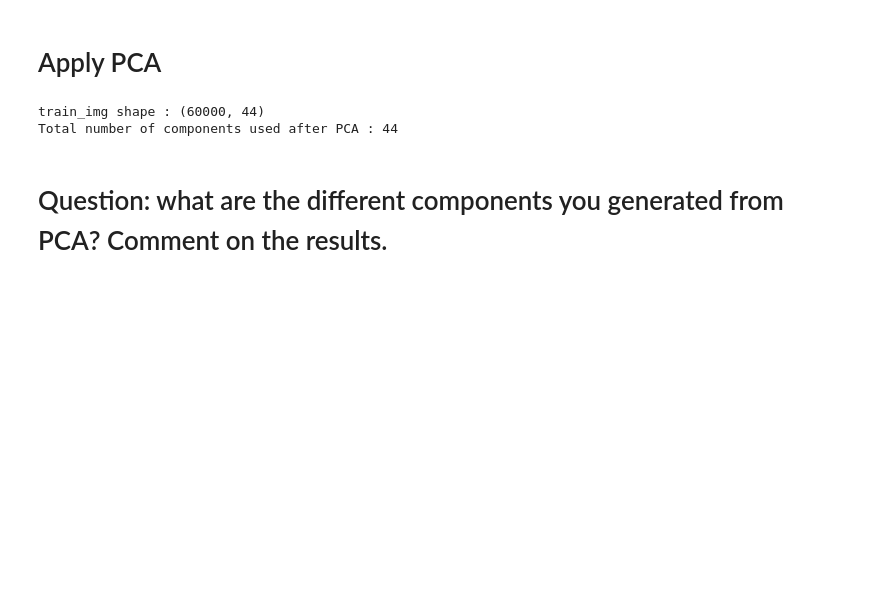
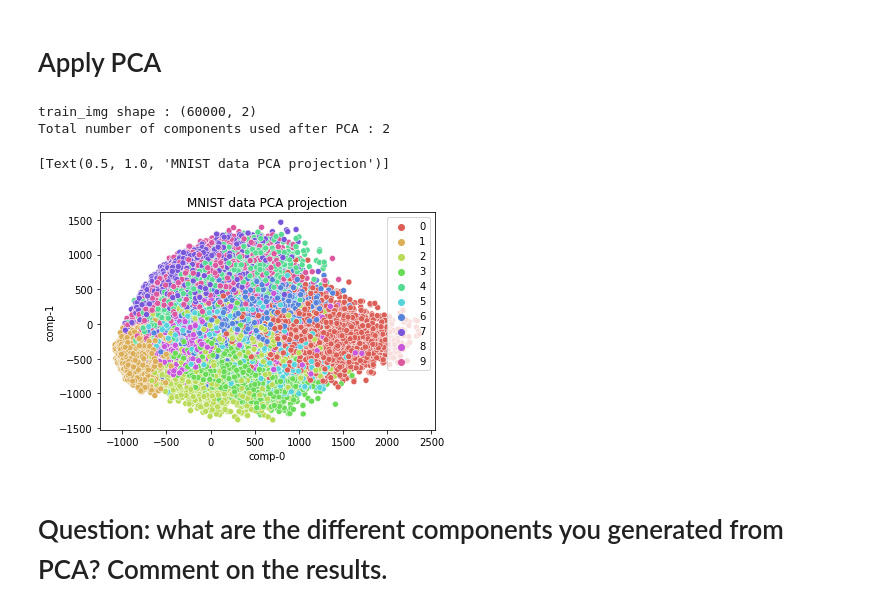
Before and after one commit to Telemachus19/02-24-00205-Machine-Learning, a Jupyter notebook: Assignments/Assignment-3/Assignment-3.ipynb, the cells around one changed output. Cells and saved outputs as stored; diff of their text form; code cells hidden in the pictures; blank space fills up the shorter version.

```diff
--- a/Assignments/Assignment-3/Assignment-3.ipynb
+++ b/Assignments/Assignment-3/Assignment-3.ipynb
@@ -78,17 +76,24 @@ sns.scatterplot(x="comp-1", y="comp-2", hue=df.y.tolist(),
 # %%
 ### To Do ###
 # Apply PCA on the original data. Try different types of components and plot the results
 ############
-pca = PCA(n_components=2)
+pca = PCA(n_components=2,random_state=123)
 train_img = pca.fit_transform(x_mnist)
 print(f'train_img shape : {train_img.shape}')
+print(f'Total number of components used after PCA : {pca.n_components_}')
+
 
 pcadf = pd.DataFrame()
 pcadf["y"] = y_train
-pcadf["comp-1"] = z[:,0]
-dd["comp-2"] = z[:,1]
+for i in range(pca.n_components_):
+  pcadf[f"comp-{i}"] = train_img[:,i]
 
-print(f'Total number of components used after PCA : {pca.n_components_}')
+pcadf.head()
+
+sns.scatterplot(x=("comp-0"), y=("comp-1"), hue=pcadf.y.tolist(),
+                  palette=sns.color_palette("hls", 10),data=pcadf).set(title="MNIST data PCA projection")
 # %% [output]
-train_img shape : (60000, 44)
-Total number of components used after PCA : 44
+train_img shape : (60000, 2)
+Total number of components used after PCA : 2
+[Text(0.5, 1.0, 'MNIST data PCA projection')]
+[figure, added]
```
Also changed, not shown: parts of 8 cells of this notebook.
